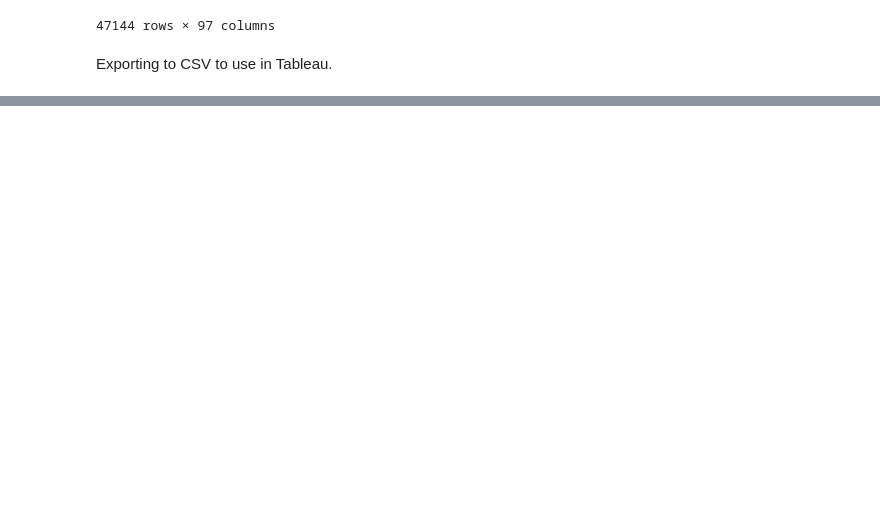
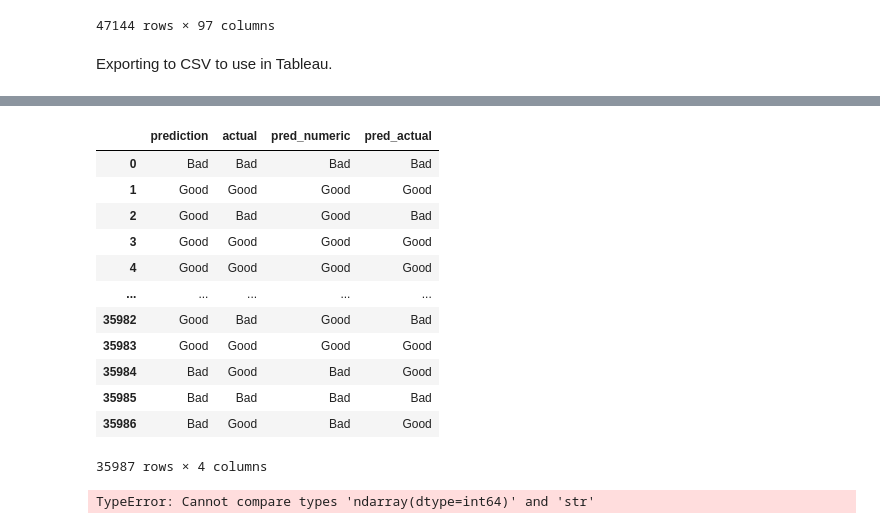
Before and after one commit to rahilanath/Final_Project, a Jupyter notebook: Code/exploratory_cleaning.ipynb, the cells around one changed output, grey strips where cells are left out. Drawn from its saved outputs; the diff is of its cells as text; code cells hidden in the pictures; blank space fills up the shorter version.

```diff
--- a/Code/exploratory_cleaning.ipynb
+++ b/Code/exploratory_cleaning.ipynb
@@ -116,0 +119,4 @@ expanded_df.to_csv('../Data/expanded_wine_data.csv',index=False)
+# %%
+binary_df = pd.read_csv('../Data/text_predictions_binary.csv')
+# %%
+binary_df = binary_df.drop(columns='Unnamed: 0')
@@ -116,0 +139,23 @@ expanded_df.to_csv('../Data/expanded_wine_data.csv',index=False)
+# %%
+binary_df['pred_numeric'] = binary_df['prediction']
+binary_df['pred_actual'] = binary_df['actual']
+binary_df
+# %% [output]
+|  | prediction | actual | pred_numeric | pred_actual |
+| 0 | Bad | Bad | Bad | Bad |
+| 1 | Good | Good | Good | Good |
+| 2 | Good | Bad | Good | Bad |
+| 3 | Good | Good | Good | Good |
+| 4 | Good | Good | Good | Good |
+| ... | ... | ... | ... | ... |
+| 35982 | Good | Bad | Good | Bad |
+| 35983 | Good | Good | Good | Good |
+| 35984 | Bad | Good | Bad | Good |
+| 35985 | Bad | Bad | Bad | Bad |
+| 35986 | Bad | Good | Bad | Good |
+35987 rows × 4 columns
+# %%
+binary_df['pred_numeric'] = binary_df['pred_numeric'].replace({'Bad': 0, 'Good': 1})
+binary_df['pred_actual'] = binary_df['pred_actual'].replace({'Bad': 0, 'Good': 1})
+# %% [output]
+TypeError: Cannot compare types 'ndarray(dtype=int64)' and 'str'
```
Also changed, not shown: parts of 4 cells of this notebook, 28 other files.
